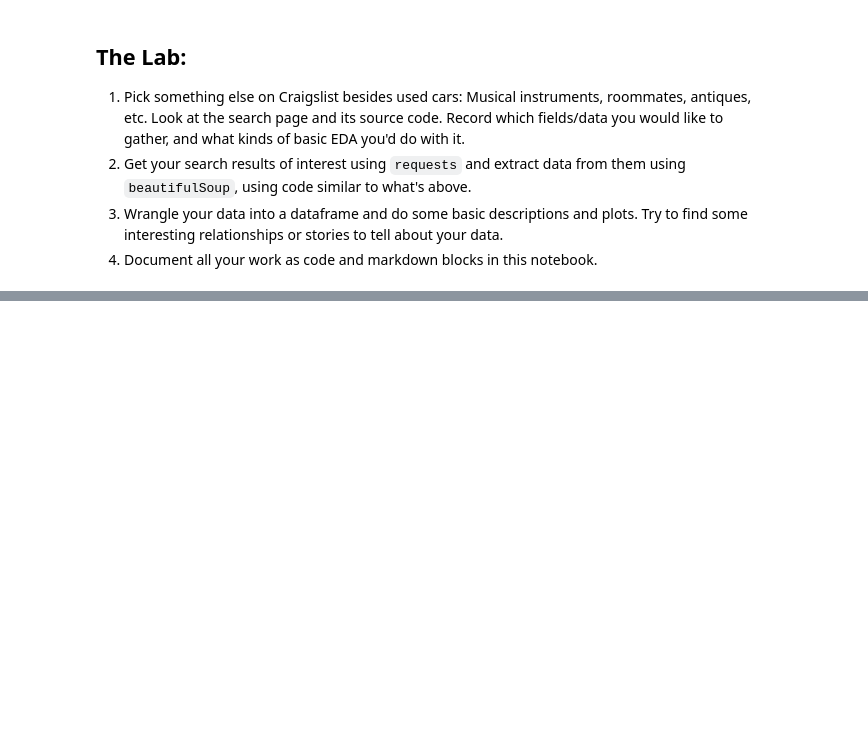
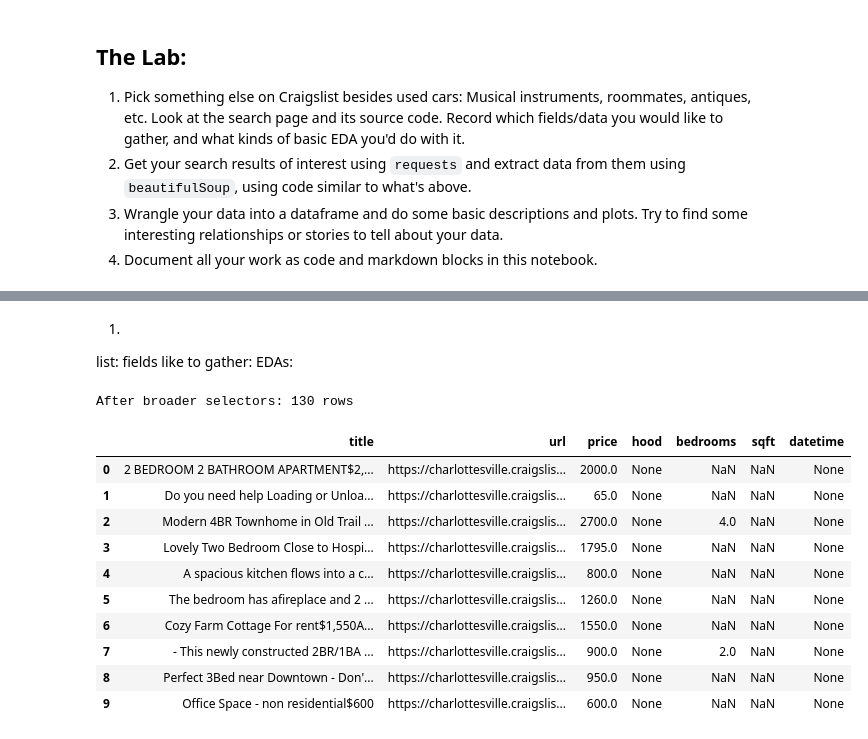
Before and after one commit to shawnmalik1/lab_scraping, a Jupyter notebook: lab_notebook.ipynb, the cells around one changed output, grey strips where cells are left out. Drawn from its saved outputs; the diff is of its cells as text; code cells hidden in the pictures; blank space fills up the shorter version.

```diff
--- a/lab_notebook.ipynb
+++ b/lab_notebook.ipynb
@@ -305,0 +217,79 @@ sns.move_legend(ax, "upper left", bbox_to_anchor=(1, 1))
+# %% [markdown]
+1.
+list:
+fields like to gather:
+EDAs:
+# %%
+import re
+
+rows = []
+for li in listings:
+    # --- title + url ---
+    a = li.select_one("a.titlestring[href]") or li.select_one("a[href]")
+    title = a.get_text(strip=True) if a else None
+    link = a["href"] if a and a.has_attr("href") else None
+
+    # --- raw text once, reuse for regex fallbacks ---
+    whole = li.get_text(" ", strip=True)
+
+    # --- price ---
+    # Try common price containers first, then fallback to $ regex in the whole block
+    price_el = li.select_one(".price, span.price, .priceinfo, .result-price")
+    price = None
+    if price_el:
+        m = re.search(r"\$([\d,]+(?:\.\d+)?)", price_el.get_text(" ", strip=True))
+        if m:
+            price = float(m.group(1).replace(",", ""))
+    if price is None:
+        m = re.search(r"\$([\d,]+(?:\.\d+)?)", whole)
+        price = float(m.group(1).replace(",", "")) if m else None
+
+    # --- neighborhood (hood) ---
+    # Often inside parentheses or specific spans; try both.
+    hood_el = li.select_one(".hood, .result-hood, .nearby")
+    if hood_el:
+        hood = hood_el.get_text(" ", strip=True).strip().strip("()")
+    else:
+        m = re.search(r"\(([^)]+)\)", whole)
+        hood = m.group(1).strip() if m else None
+
+    # --- bedrooms & sqft ---
+    # Commonly in span.housing like "2br - 900ft2"; fall back to whole text.
+    housing_el = li.select_one("span.housing, .housing")
+    attrs = housing_el.get_text(" ", strip=True) if housing_el else whole
+    br = re.search(r"(\d+)\s*br", attrs, flags=re.I)
+    sq = re.search(r"(\d{3,5})\s*(?:ft2|sqft|square\s*feet)", attrs, flags=re.I)
+    bedrooms = int(br.group(1)) if br else None
+    sqft = int(sq.group(1)) if sq else None
+
+    # --- timestamp (if present) ---
+    t = li.find("time")
+    dt = (t.get("datetime") or t.get("title")) if t else None
+
+    rows.append({
+        "title": title,
+        "url": link,
+        "price": price,
+        "hood": hood,
+        "bedrooms": bedrooms,
+        "sqft": sqft,
+        "datetime": dt
+    })
+
+import pandas as pd
+df = pd.DataFrame(rows).drop_duplicates(subset=["url"]).reset_index(drop=True)
+print("After broader selectors:", len(df), "rows")
+df.head(10)
+# %% [output]
+After broader selectors: 130 rows
+|  | title | url | price | hood | bedrooms | sqft | datetime |
+| 0 | 2 BEDROOM 2 BATHROOM APARTMENT$2,... | https://charlottesville.craigslis... | 2000.0 | None | NaN | NaN | None |
+| 1 | Do you need help Loading or Unloa... | https://charlottesville.craigslis... | 65.0 | None | NaN | NaN | None |
+| 2 | Modern 4BR Townhome in Old Trail ... | https://charlottesville.craigslis... | 2700.0 | None | 4.0 | NaN | None |
+| 3 | Lovely Two Bedroom Close to Hospi... | https://charlottesville.craigslis... | 1795.0 | None | NaN | NaN | None |
+| 4 | A spacious kitchen flows into a c... | https://charlottesville.craigslis... | 800.0 | None | NaN | NaN | None |
+| 5 | The bedroom has afireplace and 2 ... | https://charlottesville.craigslis... | 1260.0 | None | NaN | NaN | None |
+| 6 | Cozy Farm Cottage For rent$1,550A... | https://charlottesville.craigslis... | 1550.0 | None | NaN | NaN | None |
+| 7 | - This newly constructed 2BR/1BA ... | https://charlottesville.craigslis... | 900.0 | None | 2.0 | NaN | None |
+| 8 | Perfect 3Bed near Downtown - Don'... | https://charlottesville.craigslis... | 950.0 | None | NaN | NaN | None |
+| 9 | Office Space - non residential$600 | https://charlottesville.craigslis... | 600.0 | None | NaN | NaN | None |
```
Also changed, not shown: parts of 9 cells of this notebook.
